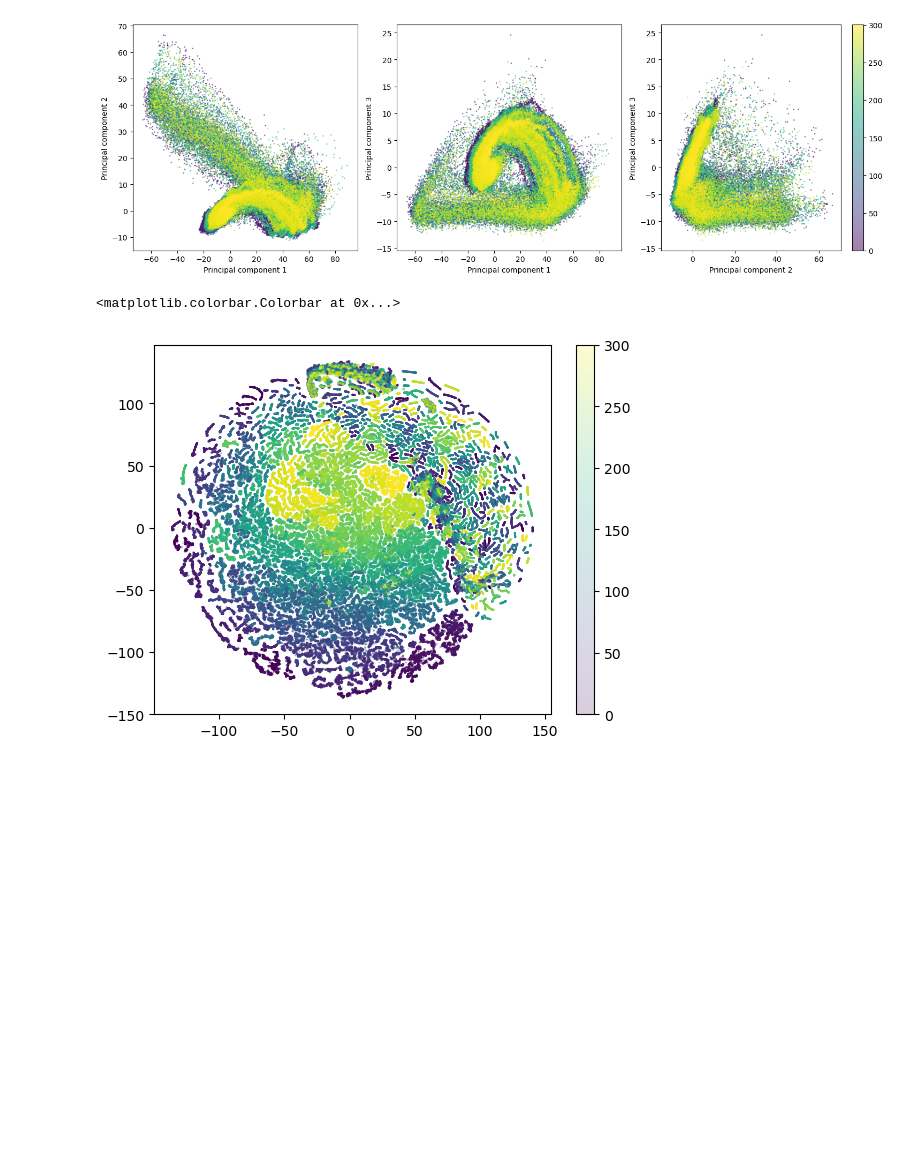
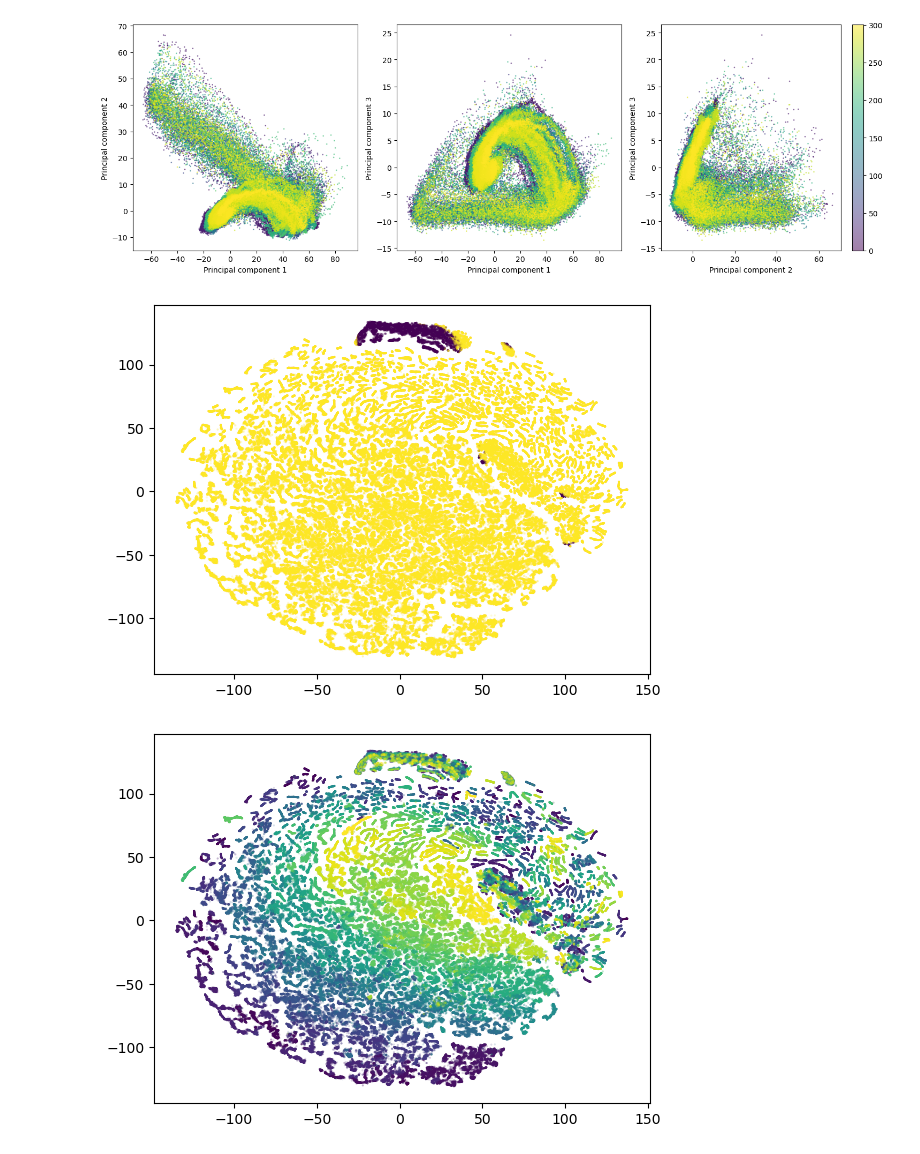
Before and after one commit to mrwun2002/MaxLab_analysis, a Jupyter notebook: tsne_test.ipynb, the cells around one changed output. Cells and saved outputs as stored; diff of their text form; code cells hidden in the pictures; blank space fills up the shorter version.

Commit message:
tsne

```diff
--- a/tsne_test.ipynb
+++ b/tsne_test.ipynb
@@ -91,14 +91,17 @@ plt.show()
 [figure]
 # %%
 tsne = TSNE()
-X_tsne = tsne.fit_transform(X_pca)
+X_tsne = list()
 
 for i, perplexity in enumerate(np.arange(5, 80, 5)):
     tsne = TSNE(perplexity = perplexity)
-    X_tsne[i] = tsne.fit_transform(X_pca)
+    X_tsne.append(tsne.fit_transform(X_pca))
 # %%
-plt.scatter(X_tsne[:, 0], X_tsne[:, 1], s = 0.2, alpha=0.2, c = t)
-plt.colorbar()
+i=13
+plt.scatter(X_tsne[i][:, 0], X_tsne[i][:, 1], s = 0.2, alpha=0.2, c = (X_pca[:, 1] < 20))
+plt.show()
+plt.scatter(X_tsne[i][:, 0], X_tsne[i][:, 1], s = 0.2, alpha=0.2, c = t)
+plt.show()
 # %% [output]
-<matplotlib.colorbar.Colorbar at 0x...>
-[figure, old version]
+[figure, new version]
+[figure, added]
```
Also changed, not shown: parts of 3 cells of this notebook, 3 other files.
